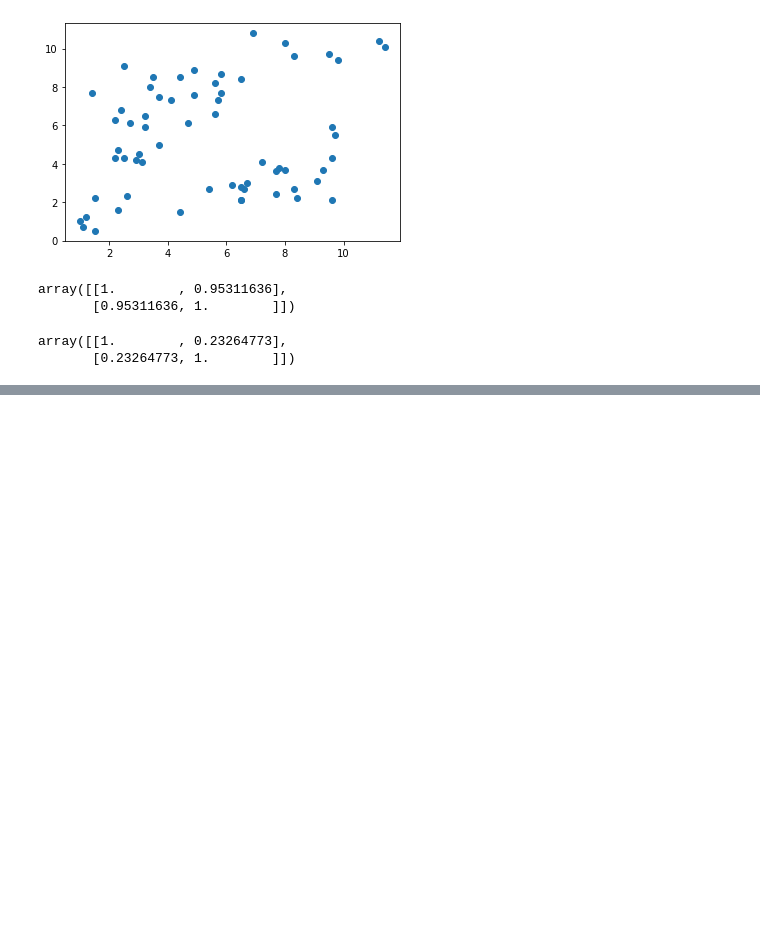
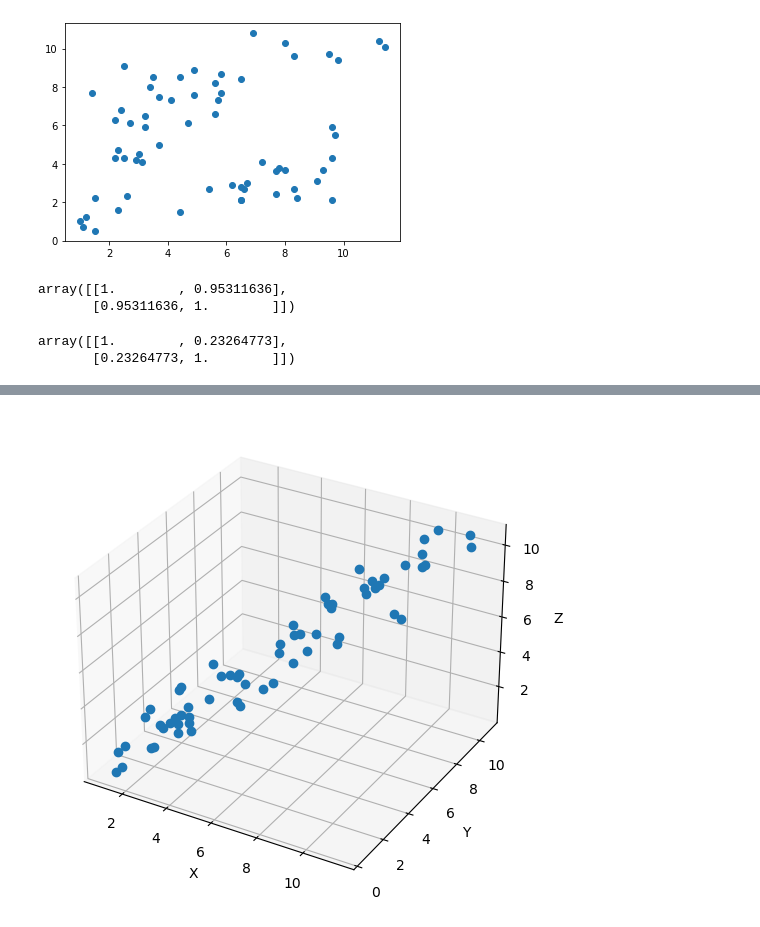
Before and after one commit to mdona0/Python-project, a Jupyter notebook: TDAsampleData.ipynb, the cells around one changed output, grey strips where cells are left out. Saved outputs shown, nothing was run; the diff lists cells and outputs as text; code cells hidden in the pictures; blank space fills up the shorter version.

```diff
--- a/TDAsampleData.ipynb
+++ b/TDAsampleData.ipynb
@@ -74 +75,31 @@ plot_diagrams(diagrams2, show=True)
 [figure]
+# %%
+x1 = np.array([1, 2.2, 1.5, 2.3, 5.8, 4.1, 6.7, 5.8, 4.9, 7.7, 6.5, 9.6, 9.3, 11.2, 3.4, 5.4, 8.4, 6.5, 1.1, 2.4, 3.2, 4.4, 7.7, 6.6,
+             3.2, 2.9, 9.8, 8, 3, 2.2, 9.5,
+               1.2, 2.3, 1.4, 2.5, 5.7, 4.4, 6.5, 5.6, 4.7, 7.8, 6.9, 9.7, 9.6, 11.4, 3.7, 5.6, 8.3, 6.2, 1.5, 2.6, 3.7, 4.9, 7.2, 6.5,
+             3.1, 2.5, 9.6, 8.3, 3.5, 2.7, 9.1, 8])
+y1 = np.array([1, 1.5, 2.2, 3.6, 4.7, 4.3, 7.6, 6.3, 3.7, 6.5, 7.7, 7.3, 10.3, 10.4, 4.2, 5.9, 8.7, 6.8, 0.7, 2.1, 2.7, 4.5, 8.4, 5.9,
+             2.7, 2.4 ,9.4, 8, 3, 2.2, 9.7,
+              1.2, 1.6, 2.7, 3.1, 4.1, 4.3, 7.5, 6.6, 3.8, 6.1, 7.3, 7.7, 10.8, 10.1, 4.3, 5.5, 8.2, 6.1, 0.5, 2.3, 2.1, 4.1, 8.9, 5.0,
+             2.1, 2.8 ,9.6, 8.5, 3.7, 2.9, 9.1,8.5])
+z1 = np.array([1, 1.4, 2.4, 3.5, 4.3, 4.4, 7.0, 6.0, 3.3, 6.4, 7.1, 7.9, 10.1, 10.9, 4.8, 5.6, 8.6, 6.0, 0.1, 2.2, 2.4, 4.4, 8.0, 5.6,
+             2.7, 2.4 ,9.4, 8, 3, 2.2, 9.7,
+              1.3, 1.4, 2.5, 3.7, 4.3, 4.4, 7.6, 6.3, 3.4, 6.3, 7.5, 7.4, 10.4, 10.5, 4.2, 5.4, 8.3, 6.3, 0.7, 2.4, 2.5, 4.3, 8.6, 5.5,
+             2.2, 2.3 ,9.1, 8.3, 3.2, 2.5, 9.3, 8.4])
+# %%
+# グラフの枠を作成
+fig = plt.figure()
+ax = Axes3D(fig)
+
+# X,Y,Z軸にラベルを設定
+ax.set_xlabel("X")
+ax.set_ylabel("Y")
+ax.set_zlabel("Z")
+
+# .plotで描画
+ax.plot(x1,y1,z1,marker="o",linestyle='None')
+
+# 最後に.show()を書いてグラフ表示
+plt.show()
+# %% [output]
+[figure, added]
```
Also changed, not shown: parts of 7 cells of this notebook.
